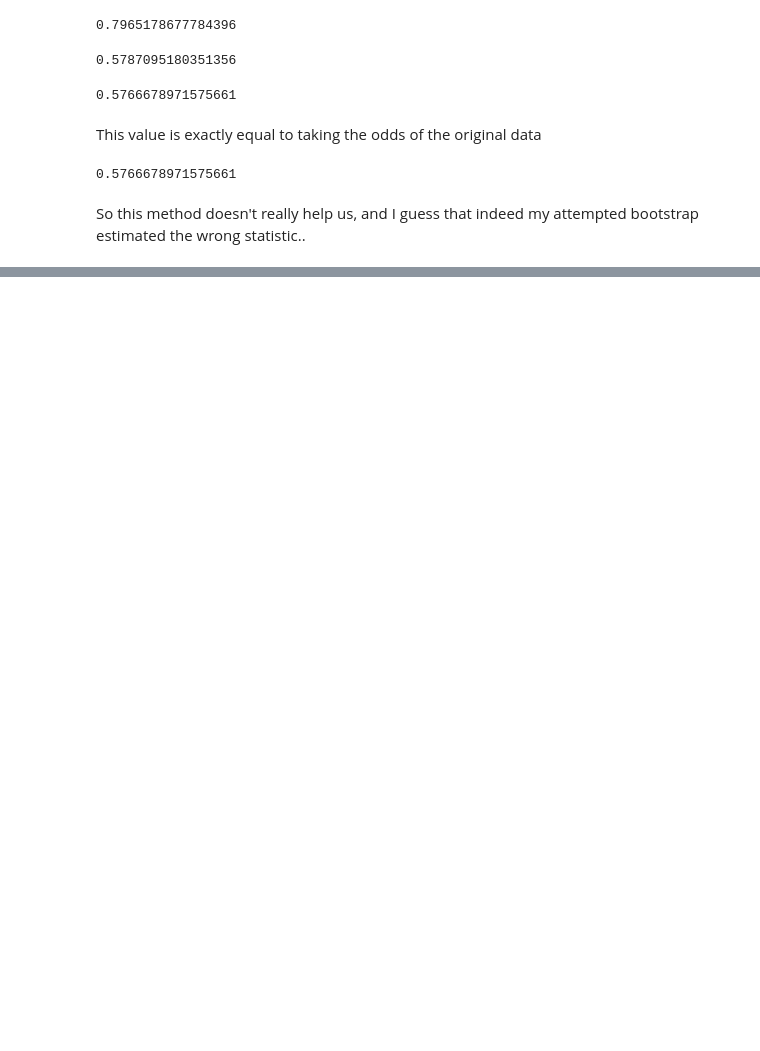
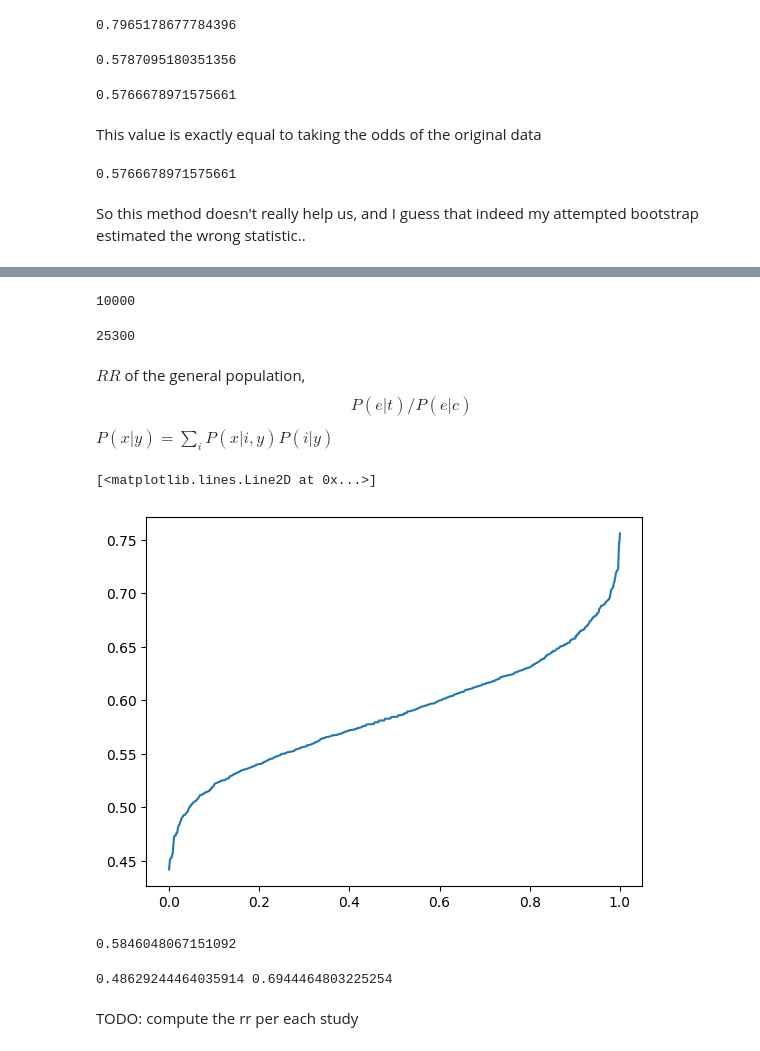
Before and after one commit to edoarad/evaluation_playground, a Jupyter notebook: Kremer_exploration.ipynb, the cells around one changed output, grey strips where cells are left out. Cells and saved outputs as stored; diff of their text form; code cells hidden in the pictures; blank space fills up the shorter version.

```diff
--- a/Kremer_exploration.ipynb
+++ b/Kremer_exploration.ipynb
@@ -350,0 +366,58 @@ So this method doesn't really help us, and I guess that indeed my attempted boot
+# %%
+len(all_odds_ratios)
+# %% [output]
+10000
+# %%
+# calculate the total number of participants in df
+total_treatment = df['treatment_event'].sum() + df['treatment_non_event'].sum()
+total_control = df['control_event'].sum() + df['control_non_event'].sum()
+print(total_treatment + total_control)
+# %% [output]
+25300
+# %% [markdown]
+$RR$ of the general population,
+$$P(e|t) / P(e|c)$$
+$P(x|y) = \sum_i P(x|i,y)P(i|y)$
+# %%
+# calculate the relative risk from df by bootstrap, where for each bootstrap sample
+# we sample from the treatment and control groups of each study separately
+# and then we calculate relative risk as the ratio between the weighted average of the treatment groups risk and the weighted average of the control groups risk
+def total_relative_risk_by_bootstrap(df, n_samples=1_000):
+    all_relative_risks = []
+    def sample_row(row):
+        total_treatment = row['treatment_event'] + row['treatment_non_event']
+        total_control = row['control_event'] + row['control_non_event']
+        return np.random.multinomial(total_treatment, [row['treatment_event']/total_treatment, row['treatment_non_event']/total_treatment] ).tolist() + np.random.multinomial(total_control , [row['control_event']/total_control, row['control_non_event']/total_control] ).tolist()
+    def risk_per_arm(df, arm):
+        return df[arm+'_event'] / (df[arm+'_event'] + df[arm+'_non_event'])
+    def weight_per_arm(df, arm):
+        return (df[arm+'_event'] + df[arm+'_non_event']) / (df[arm+'_event'] + df[arm+'_non_event']).sum()
+    def cumulative_risk_per_arm(df, arm):
+        return (risk_per_arm(df, arm) * weight_per_arm(df, arm)).sum()
+    for _ in range(n_samples):
+        df_sample = df.copy()
+        # change each row's four arms to a new random sample from the empirical distribution, preserving the total number of treatment and control participants
+        df_sample['treatment_event'], df_sample['treatment_non_event'], df_sample['control_event'], df_sample['control_non_event'] = zip(*df_sample.apply(sample_row, axis=1))
+
+        # calculate the relative risk for the new sample
+        relative_risk = cumulative_risk_per_arm(df_sample, 'treatment') / cumulative_risk_per_arm(df_sample, 'control')
+        all_relative_risks.append(relative_risk)
+    return sorted(all_relative_risks)
+# %%
+rr = total_relative_risk_by_bootstrap(df)
+# %%
+plt.plot(np.linspace(0, 1, len(rr)), sorted(rr))
+# %% [output]
+[<matplotlib.lines.Line2D at 0x...>]
+[figure, added]
+# %%
+rr[len(rr)//2]
+# %% [output]
+0.5846048067151092
+# %%
+# print the 95% confidence interval
+print(rr[25], rr[975])
+# %% [output]
+0.48629244464035914 0.6944464803225254
+# %% [markdown]
+TODO: compute the rr per each study
```
Also changed, not shown: parts of 2 cells of this notebook.
